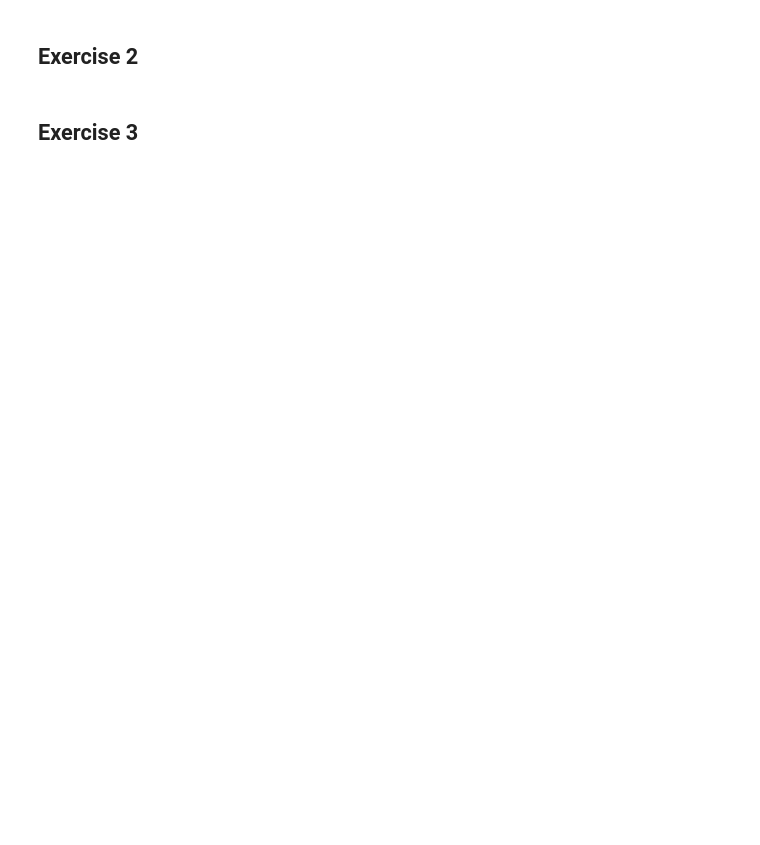
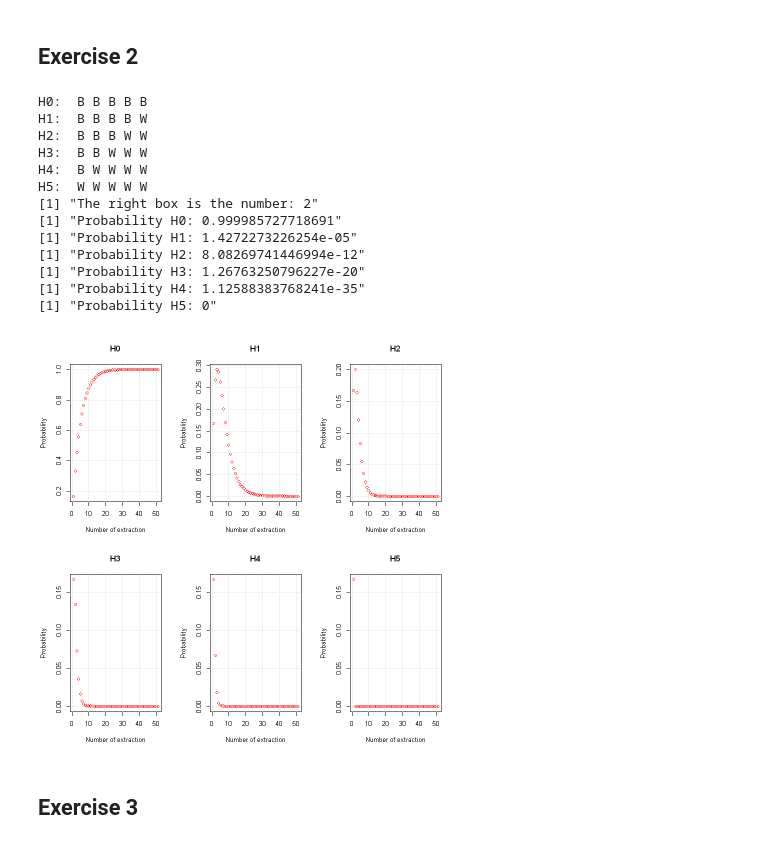
Before and after one commit to AlessandrodotF/R, a Jupyter notebook: Exe04/Exe04_Alessandro_Fella.ipynb, the cells around one changed output. Drawn from its saved outputs; the diff is of its cells as text; code cells hidden in the pictures; blank space fills up the shorter version.

```diff
--- a/Exe04/Exe04_Alessandro_Fella.ipynb
+++ b/Exe04/Exe04_Alessandro_Fella.ipynb
@@ -59,5 +87,77 @@ What color have you drawn? B
 # %% [markdown]
 ## Exercise 2
+# %%
+H0 <- rep('B', 5)
+cat('H0: ',H0, '\n')
+H1 <- rep(c('B','W'), c(4,1))
+cat('H1: ',H1, '\n')
+H2 <- rep(c('B','W'), c(3,2))
+cat('H2: ',H2, '\n')
+H3 <- rep(c('B','W'), c(2,3))
+cat('H3: ',H3, '\n')
+H4 <- rep(c('B','W'), c(1,4))
+cat('H4: ',H4, '\n')
+H5 <- rep('W', 5)
+cat('H5: ',H5, '\n')
+
+all_box <-list(H0,H1,H2,H3,H4,H5)
+N_sample <- 50
+random_sampling <- floor(runif(N_sample, min=1, max=5))
+random_box <- floor(runif(1, min=1, max=6))
+
+
+func <- function(random_box,random_sampling,N_sample,all_box) {
+    prob <- rep(1/6,6)
+    extraction <- prob
+    for (i in 1:N_sample) {
+        dummy <- all_box[[random_box]][random_sampling[i]]
+        prob <- bayes(prob, dummy)
+        extraction <- append(extraction, prob)
+        }
+    extraction <- matrix(extraction,nrow=as.integer(N_sample)+1,ncol=6,byrow=TRUE)
+    return (extraction)
+}
+
+extraction <- func(random_box,random_sampling,N_sample,all_box)
+
+
+par(mfrow=c(2,3))
+plot(1:dim(extraction)[1],extraction[1:dim(extraction)[1],1],main = "H0",col = "red", bg = "red", xlab ="Number of extraction", ylab = "Probability")
+grid()
+plot(1:dim(extraction)[1],extraction[1:dim(extraction)[1],2],main = "H1",col = "red", bg = "red",  xlab ="Number of extraction", ylab = "Probability")
+grid()
+plot(1:dim(extraction)[1],extraction[1:dim(extraction)[1],3],main = "H2",col = "red", bg = "red",  xlab ="Number of extraction", ylab = "Probability")
+grid()
+plot(1:dim(extraction)[1],extraction[1:dim(extraction)[1],4],main = "H3",col = "red", bg = "red", xlab ="Number of extraction", ylab = "Probability")
+grid()
+plot(1:dim(extraction)[1],extraction[1:dim(extraction)[1],5],main = "H4",col = "red", bg = "red", xlab ="Number of extraction", ylab = "Probability")
+grid()
+plot(1:dim(extraction)[1],extraction[1:dim(extraction)[1],6],main = "H5",col = "red", bg = "red",  xlab ="Number of extraction", ylab = "Probability")
+grid()
+
+
+print(paste0("The right box is the number: ",random_box))
+print(paste0("Probability H0: ", extraction[as.integer(N_sample)+1,1]))
+print(paste0("Probability H1: ", extraction[as.integer(N_sample)+1,2]))
+print(paste0("Probability H2: ", extraction[as.integer(N_sample)+1,3]))
+print(paste0("Probability H3: ", extraction[as.integer(N_sample)+1,4]))
+print(paste0("Probability H4: ", extraction[as.integer(N_sample)+1,5]))
+print(paste0("Probability H5: ", extraction[as.integer(N_sample)+1,6]))
+# %% [output]
+H0:  B B B B B
+H1:  B B B B W
+H2:  B B B W W
+H3:  B B W W W
+H4:  B W W W W
+H5:  W W W W W
+[1] "The right box is the number: 2"
+[1] "Probability H0: 0.999985727718691"
+[1] "Probability H1: 1.4272273226254e-05"
+[1] "Probability H2: 8.08269741446994e-12"
+[1] "Probability H3: 1.26763250796227e-20"
+[1] "Probability H4: 1.12588383768241e-35"
+[1] "Probability H5: 0"
+[figure, added]
 # %% [markdown]
 ## Exercise 3
 # %%
```
Also changed, not shown: parts of 5 cells of this notebook.
